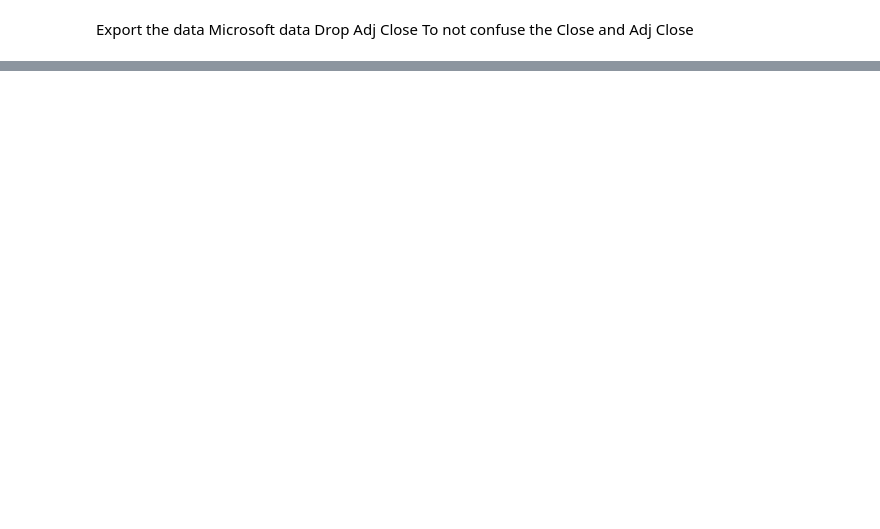
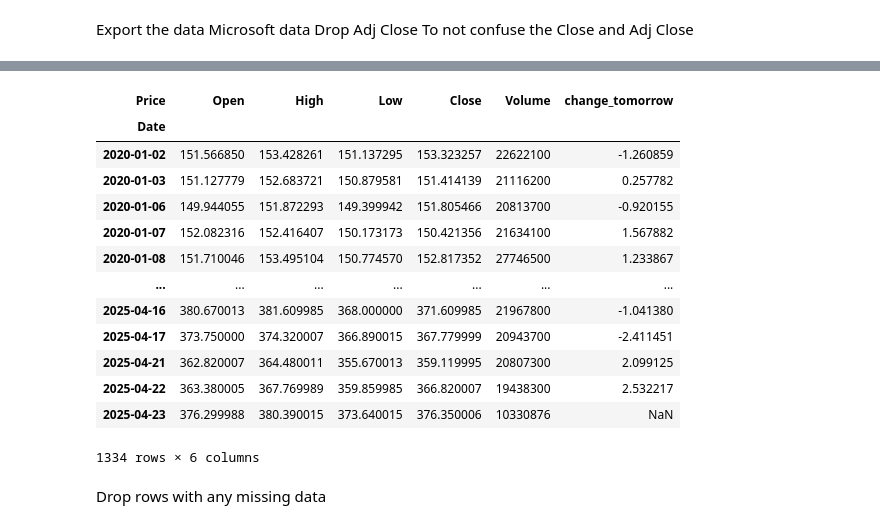
Before and after one commit to PACMAC89/ARDL, a Jupyter notebook: AlgoTrading_Notebook_2.ipynb, the cells around one changed output, grey strips where cells are left out. Cells and saved outputs as stored; diff of their text form; code cells hidden in the pictures; blank space fills up the shorter version.

```diff
--- a/AlgoTrading_Notebook_2.ipynb
+++ b/AlgoTrading_Notebook_2.ipynb
@@ -69,0 +212,20 @@ To not confuse the Close and Adj Close
+# %%
+df.change_tomorrow = df.change_tomorrow * 100
+df
+# %% [output]
+| Price | Open | High | Low | Close | Volume | change_tomorrow |
+| Date |  |  |  |  |  |  |
+| 2020-01-02 | 151.566850 | 153.428261 | 151.137295 | 153.323257 | 22622100 | -1.260859 |
+| 2020-01-03 | 151.127779 | 152.683721 | 150.879581 | 151.414139 | 21116200 | 0.257782 |
+| 2020-01-06 | 149.944055 | 151.872293 | 149.399942 | 151.805466 | 20813700 | -0.920155 |
+| 2020-01-07 | 152.082316 | 152.416407 | 150.173173 | 150.421356 | 21634100 | 1.567882 |
+| 2020-01-08 | 151.710046 | 153.495104 | 150.774570 | 152.817352 | 27746500 | 1.233867 |
+| ... | ... | ... | ... | ... | ... | ... |
+| 2025-04-16 | 380.670013 | 381.609985 | 368.000000 | 371.609985 | 21967800 | -1.041380 |
+| 2025-04-17 | 373.750000 | 374.320007 | 366.890015 | 367.779999 | 20943700 | -2.411451 |
+| 2025-04-21 | 362.820007 | 364.480011 | 355.670013 | 359.119995 | 20807300 | 2.099125 |
+| 2025-04-22 | 363.380005 | 367.769989 | 359.859985 | 366.820007 | 19438300 | 2.532217 |
+| 2025-04-23 | 376.299988 | 380.390015 | 373.640015 | 376.350006 | 10330876 | NaN |
+1334 rows × 6 columns
+# %% [markdown]
+Drop rows with any missing data
```
Also changed, not shown: parts of 30 cells of this notebook.
